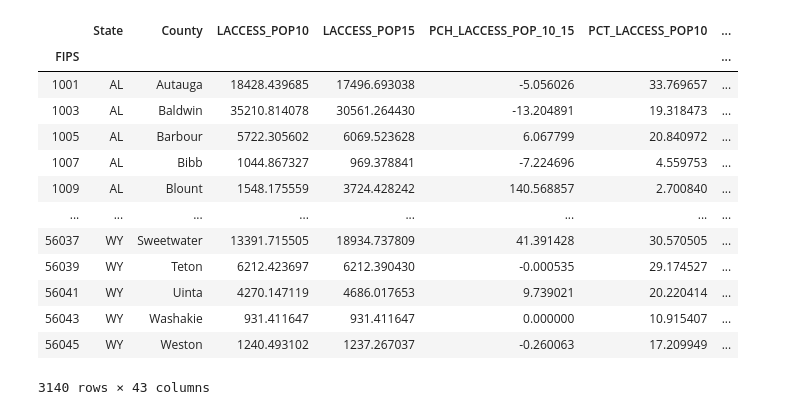
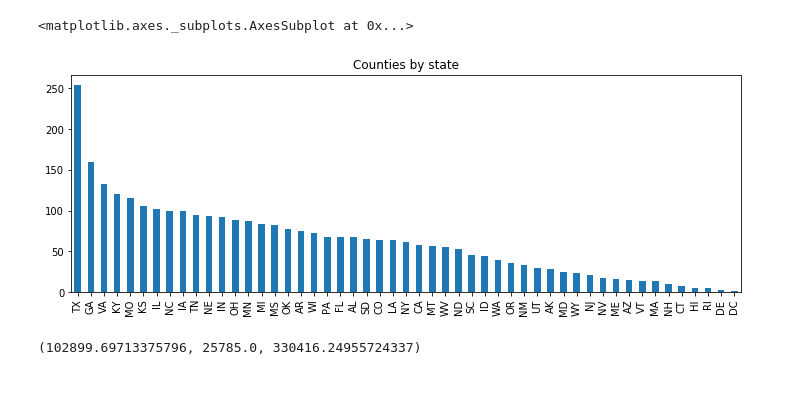
Before and after one commit to PreethiVijai/ML-project, a Jupyter notebook: project.ipynb, the cells around one changed output. Drawn from its saved outputs; the diff is of its cells as text; code cells hidden in the pictures; blank space fills up the shorter version.

Commit message:
Add some visualizations

```diff
--- a/project.ipynb
+++ b/project.ipynb
@@ -1,20 +1,17 @@
 # %%
 import pandas as pd
+import matplotlib.pyplot as plt
+%matplotlib inline
+
 import data
-
-data.food["ACCESS"]
-# %% [output]
-|  | State | County | LACCESS_POP10 | LACCESS_POP15 | PCH_LACCESS_POP_10_15 | PCT_LACCESS_POP10 | ... |
-| FIPS |  |  |  |  |  |  | ... |
-| 1001 | AL | Autauga | 18428.439685 | 17496.693038 | -5.056026 | 33.769657 | ... |
-| 1003 | AL | Baldwin | 35210.814078 | 30561.264430 | -13.204891 | 19.318473 | ... |
-| 1005 | AL | Barbour | 5722.305602 | 6069.523628 | 6.067799 | 20.840972 | ... |
-| 1007 | AL | Bibb | 1044.867327 | 969.378841 | -7.224696 | 4.559753 | ... |
-| 1009 | AL | Blount | 1548.175559 | 3724.428242 | 140.568857 | 2.700840 | ... |
-| ... | ... | ... | ... | ... | ... | ... | ... |
-| 56037 | WY | Sweetwater | 13391.715505 | 18934.737809 | 41.391428 | 30.570505 | ... |
-| 56039 | WY | Teton | 6212.423697 | 6212.390430 | -0.000535 | 29.174527 | ... |
-| 56041 | WY | Uinta | 4270.147119 | 4686.017653 | 9.739021 | 20.220414 | ... |
-| 56043 | WY | Washakie | 931.411647 | 931.411647 | 0.000000 | 10.915407 | ... |
-| 56045 | WY | Weston | 1240.493102 | 1237.267037 | -0.260063 | 17.209949 | ... |
-3140 rows × 43 columns
+# %%
+data.education["State"].value_counts().plot.bar(title="Counties by state", figsize=(12,4))
+# %% [output]
+<matplotlib.axes._subplots.AxesSubplot at 0x...>
+[figure, added]
+# %%
+supplemental = data.food["SUPPLEMENTAL"]
+population = supplemental["Population Estimate, 2016"]
+population.mean(), population.median(), population.std()
+# %% [output]
+(102899.69713375796, 25785.0, 330416.24955724337)
```
Also changed, not shown: parts of 3 cells of this notebook.
